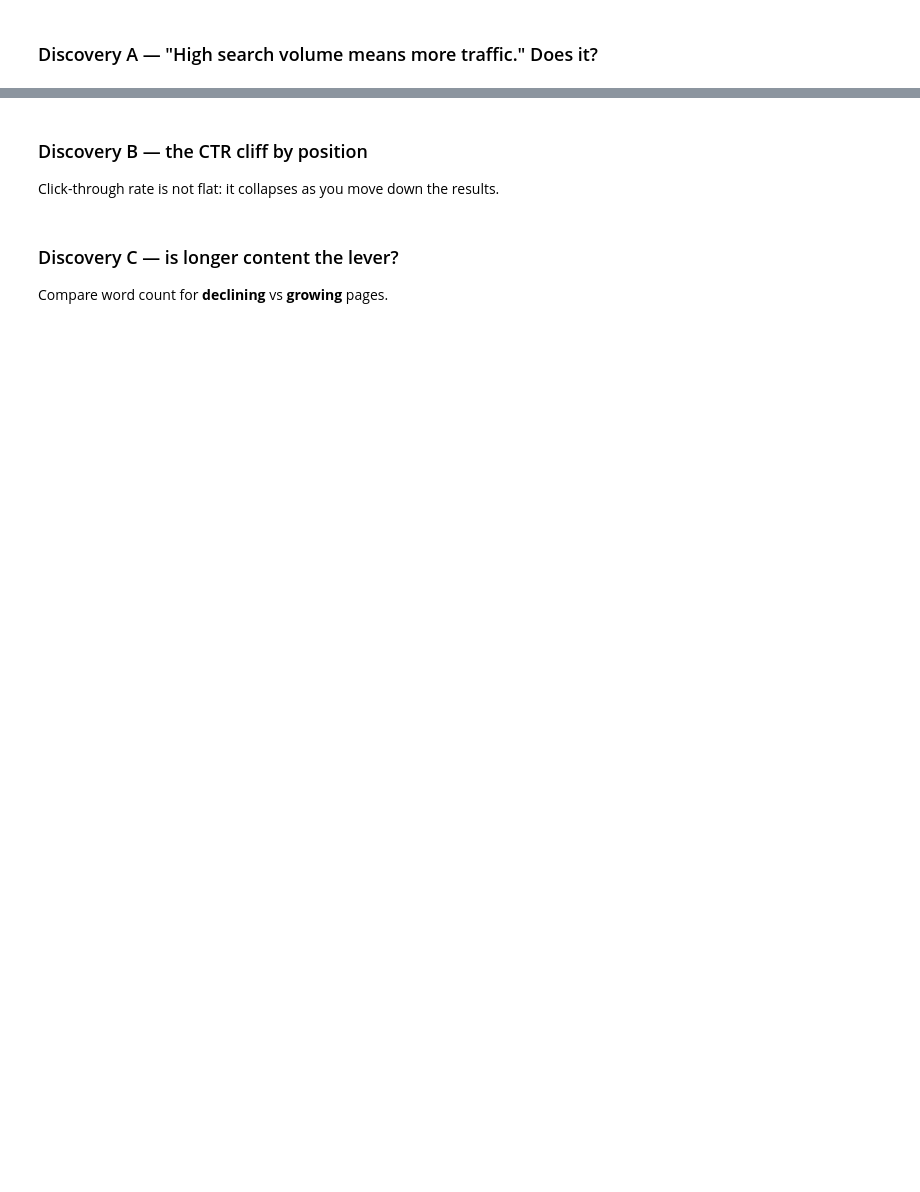
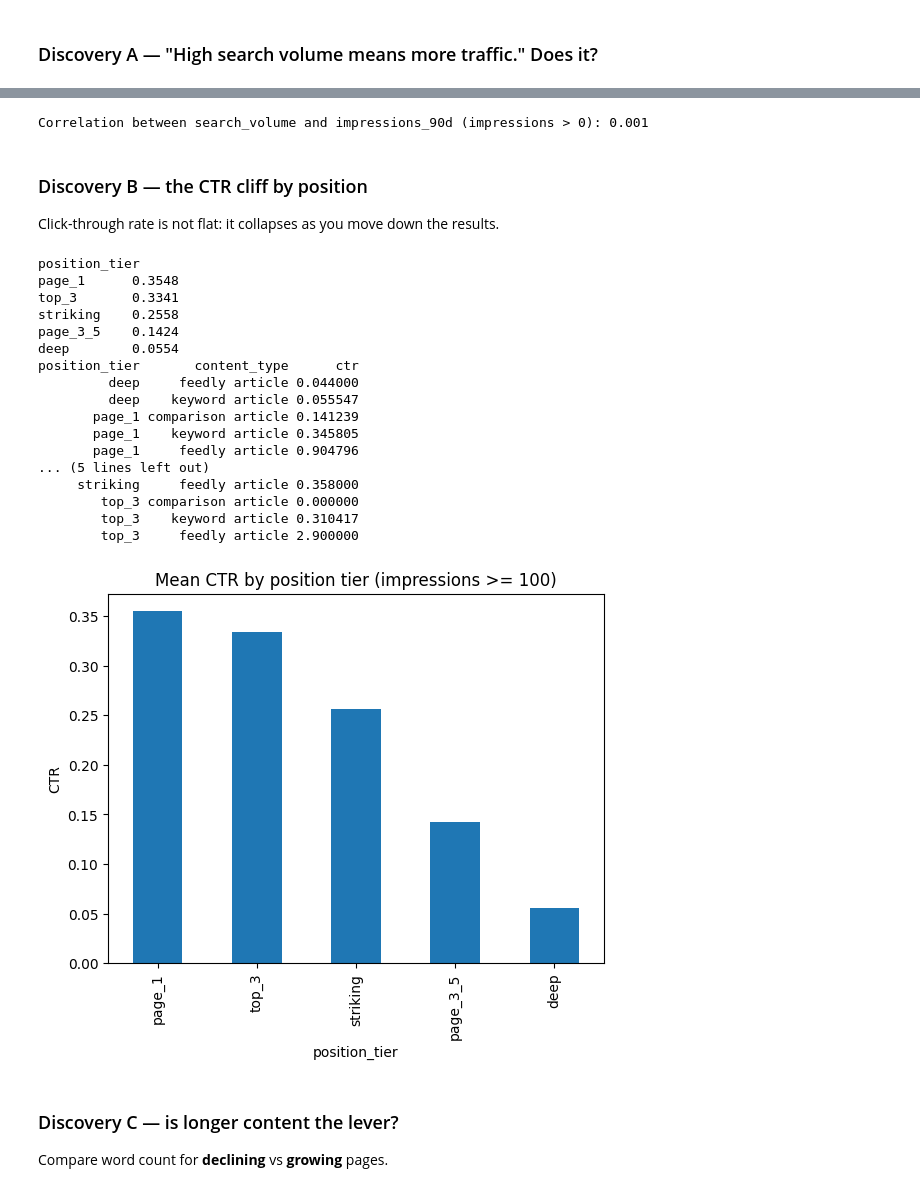
Before and after one commit to nooroo760/flyrank-internship-ml, a Jupyter notebook: notebooks/01_first_look_and_discovery.ipynb, the cells around one changed output, grey strips where cells are left out. Cells and saved outputs as stored; diff of their text form; code cells hidden in the pictures; blank space fills up the shorter version.

```diff
--- a/notebooks/01_first_look_and_discovery.ipynb
+++ b/notebooks/01_first_look_and_discovery.ipynb
@@ -75,11 +112,42 @@ print("Near zero -> keyword search volume barely predicts the traffic a page act
+# %%
+corr=df[df["impressions_90d"]>0]["search_volume"].corr(df[df["impressions_90d"]>0]["impressions_90d"])
+print(f"Correlation between search_volume and impressions_90d (impressions > 0): {corr:.3f}")
+# %% [output]
+Correlation between search_volume and impressions_90d (impressions > 0): 0.001
 # %% [markdown]
 ### Discovery B — the CTR cliff by position
 Click-through rate is not flat: it collapses as you move down the results.
 # %%
 visible = df[df["impressions_90d"] >= 100]
 ctr_by_pos = visible.groupby("position_tier")["ctr"].mean().sort_values(ascending=False)
 print(ctr_by_pos.round(4).to_string())
 ctr_by_pos.plot(kind="bar", title="Mean CTR by position tier (impressions >= 100)", ylabel="CTR");
+worst_ct = (
+    df[df["impressions_90d"] >= 100]
+    .groupby(["position_tier", "content_type"])["ctr"]
+    .mean()
+    .reset_index()
+)
+print(worst_ct.sort_values(["position_tier", "ctr"]).to_string(index=False))
+# %% [output]
+position_tier
+page_1      0.3548
+top_3       0.3341
+striking    0.2558
+page_3_5    0.1424
+deep        0.0554
+position_tier       content_type      ctr
+         deep     feedly article 0.044000
+         deep    keyword article 0.055547
+       page_1 comparison article 0.141239
+       page_1    keyword article 0.345805
+       page_1     feedly article 0.904796
+... (5 lines left out)
+     striking     feedly article 0.358000
+        top_3 comparison article 0.000000
+        top_3    keyword article 0.310417
+        top_3     feedly article 2.900000
+[figure, added]
 # %% [markdown]
 ### Discovery C — is longer content the lever?
 Compare word count for **declining** vs **growing** pages.
```
Also changed, not shown: parts of 10 cells of this notebook.
